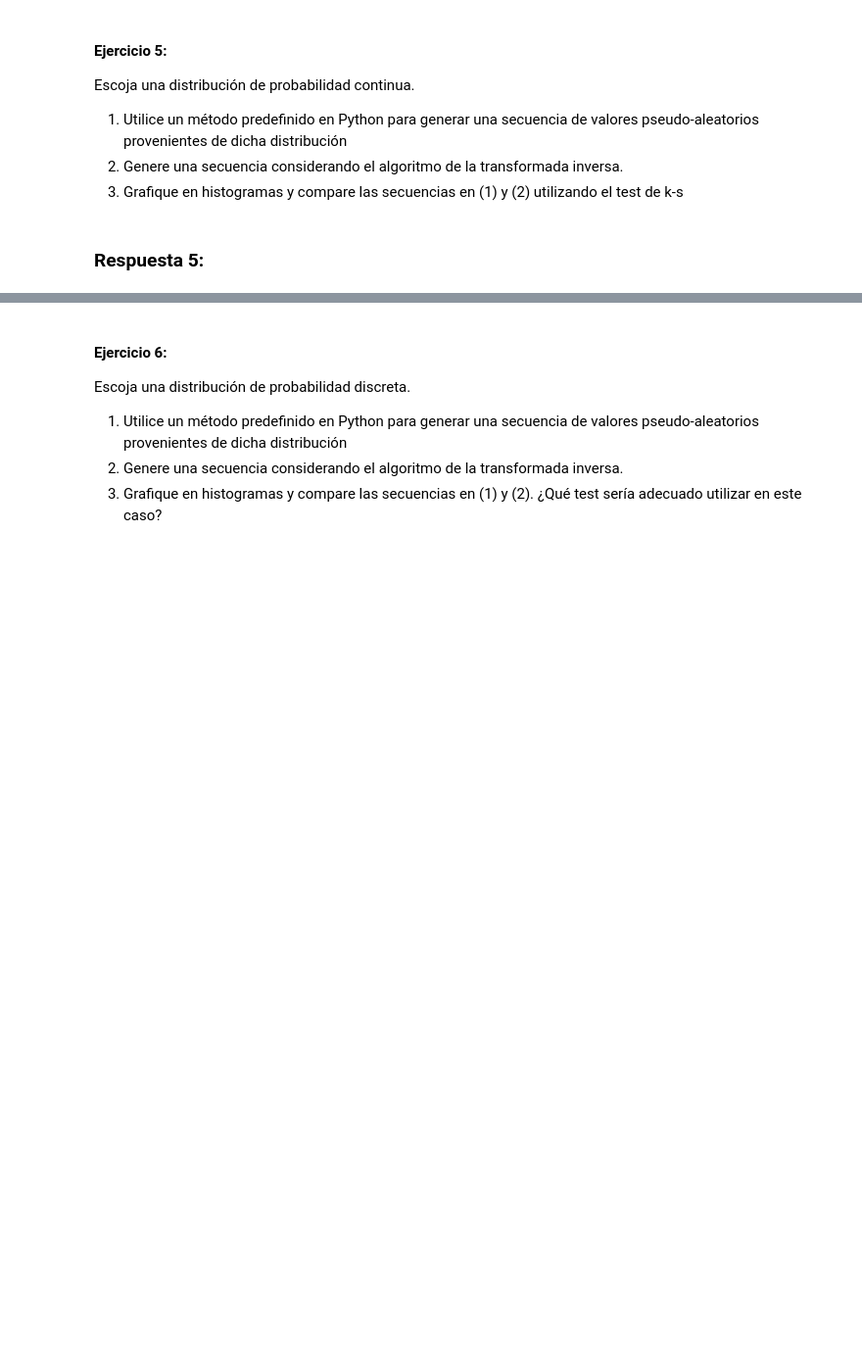
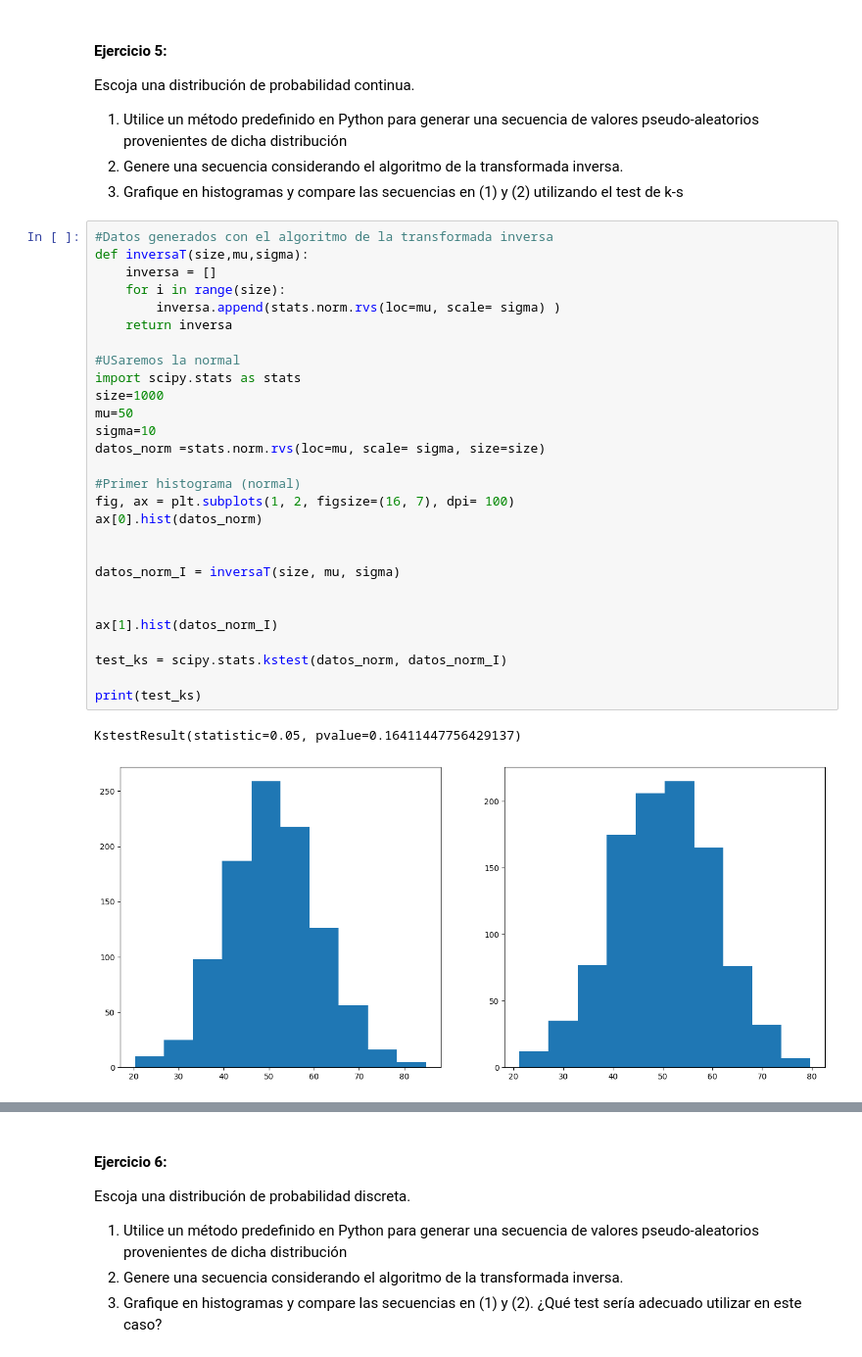
Before and after one commit to imnotUrban/Repo-Simulacion, a Jupyter notebook: Laboratorio_Online/Laboratorio_Onlline.ipynb, the cells around one changed output, grey strips where cells are left out. Shown at 98% size. Drawn from its saved outputs; the diff is of its cells as text; blank space fills up the shorter version.

```diff
--- a/Laboratorio_Online/Laboratorio_Onlline.ipynb
+++ b/Laboratorio_Online/Laboratorio_Onlline.ipynb
@@ -547,5 +547,34 @@ Escoja una distribución de probabilidad continua.
 1. Utilice un método predefinido en Python para generar una secuencia de valores pseudo-aleatorios provenientes de dicha distribución
 2. Genere una secuencia considerando el algoritmo de la transformada inversa.
 3. Grafique en histogramas y compare las secuencias en (1) y (2) utilizando el test de k-s
-# %% [markdown]
-### <b>Respuesta 5:</b>
+# %%
+#Datos generados con el algoritmo de la transformada inversa
+def inversaT(size,mu,sigma):
+    inversa = []
+    for i in range(size):
+        inversa.append(stats.norm.rvs(loc=mu, scale= sigma) )
+    return inversa
+
+#USaremos la normal
+import scipy.stats as stats
+size=1000
+mu=50
+sigma=10
+datos_norm =stats.norm.rvs(loc=mu, scale= sigma, size=size)
+
+#Primer histograma (normal)
+fig, ax = plt.subplots(1, 2, figsize=(16, 7), dpi= 100)
+ax[0].hist(datos_norm)
+
+
+datos_norm_I = inversaT(size, mu, sigma)
+
+
+ax[1].hist(datos_norm_I)
+
+test_ks = scipy.stats.kstest(datos_norm, datos_norm_I)
+
+print(test_ks)
+# %% [output]
+KstestResult(statistic=0.05, pvalue=0.16411447756429137)
+[figure, added]
```
Also changed, not shown: parts of 13 cells of this notebook.
